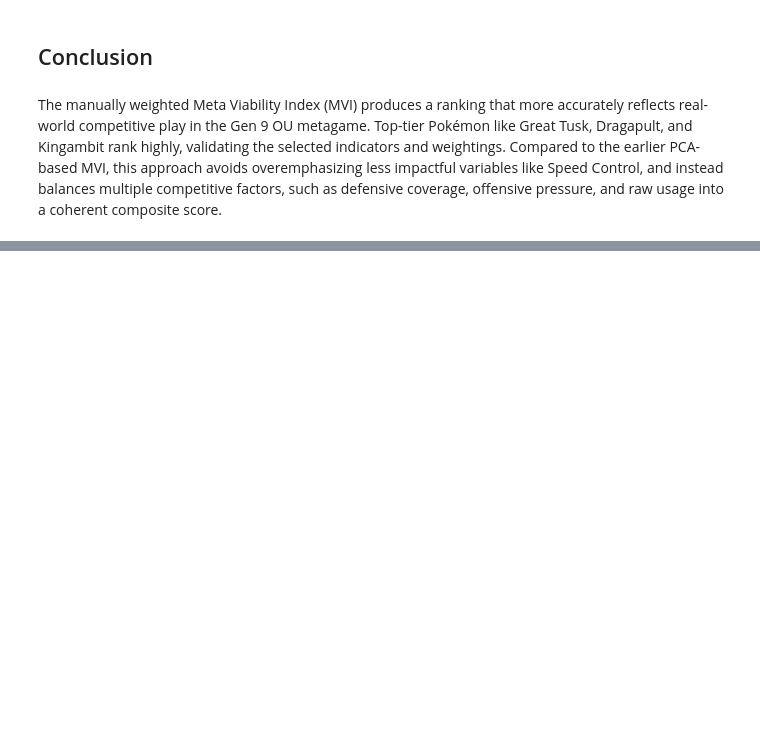
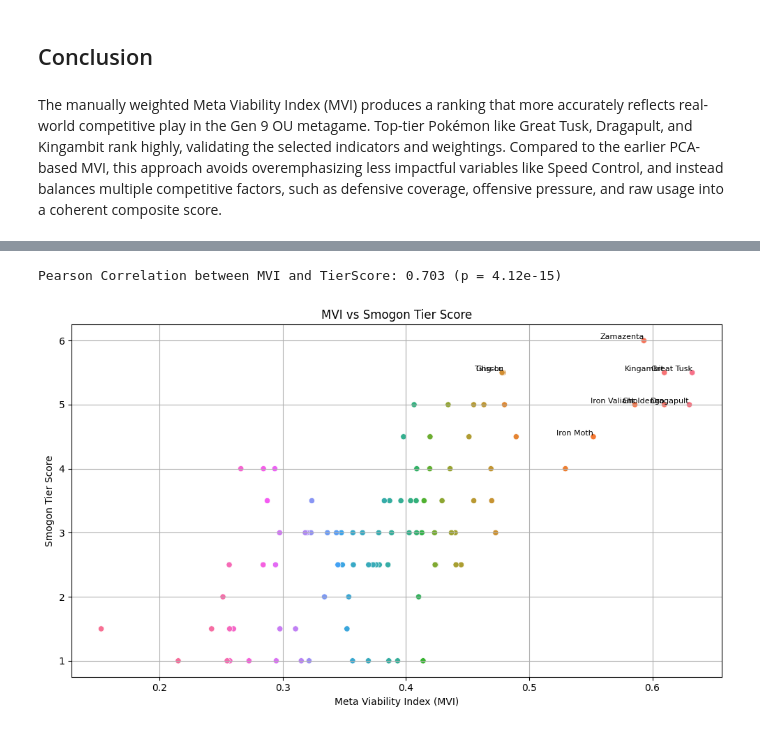
Before and after one commit to Reilly00/DAV_CA1, a Jupyter notebook: meta_viability_index_pokemon.ipynb, the cells around one changed output, grey strips where cells are left out. Cells and saved outputs as stored; diff of their text form; code cells hidden in the pictures; blank space fills up the shorter version.

```diff
--- a/meta_viability_index_pokemon.ipynb
+++ b/meta_viability_index_pokemon.ipynb
@@ -1862,0 +1955,28 @@ The manually weighted Meta Viability Index (MVI) produces a ranking that more ac
+# %%
+# Clean the data by removing NaNs or infs
+df_cleaned = df_mvi[["Pokemon", "MVI", "TierScore"]].replace([np.inf, -np.inf], np.nan).dropna()
+
+# Compute Pearson correlation
+correlation, p_value = pearsonr(df_cleaned["MVI"], df_cleaned["TierScore"])
+
+# Print correlation result
+print(f"Pearson Correlation between MVI and TierScore: {correlation:.3f} (p = {p_value:.3g})")
+
+# Plot the scatter plot
+plt.figure(figsize=(10, 6))
+sns.scatterplot(data=df_cleaned, x="MVI", y="TierScore", hue="Pokemon", legend=False)
+
+# Annotate key Pokémon with high tier or MVI
+for _, row in df_cleaned.iterrows():
+    if row["MVI"] > 0.55 or row["TierScore"] > 5:
+        plt.text(row["MVI"], row["TierScore"], row["Pokemon"], fontsize=8, ha='right', va='bottom')
+
+plt.title("MVI vs Smogon Tier Score")
+plt.xlabel("Meta Viability Index (MVI)")
+plt.ylabel("Smogon Tier Score")
+plt.grid(True)
+plt.tight_layout()
+plt.show()
+# %% [output]
+Pearson Correlation between MVI and TierScore: 0.703 (p = 4.12e-15)
+[figure, added]
```
Also changed, not shown: parts of 5 cells of this notebook.
